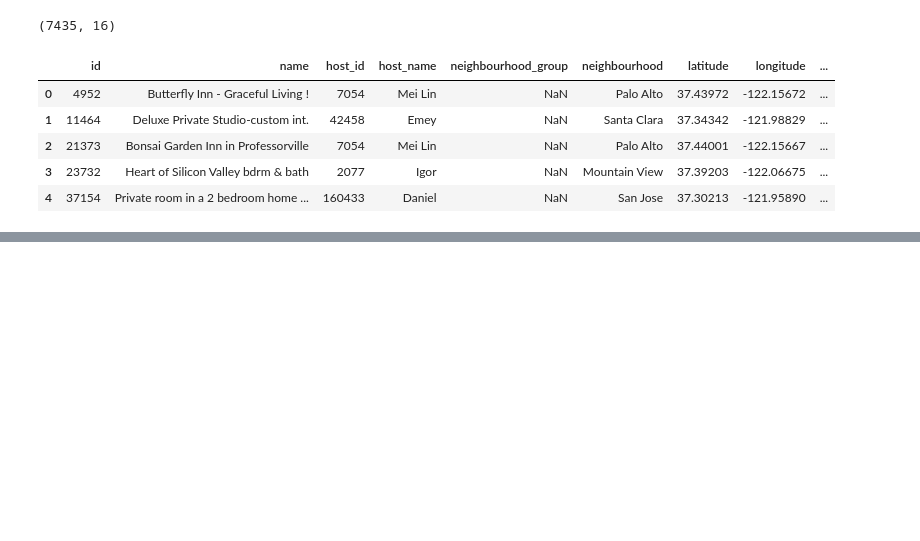
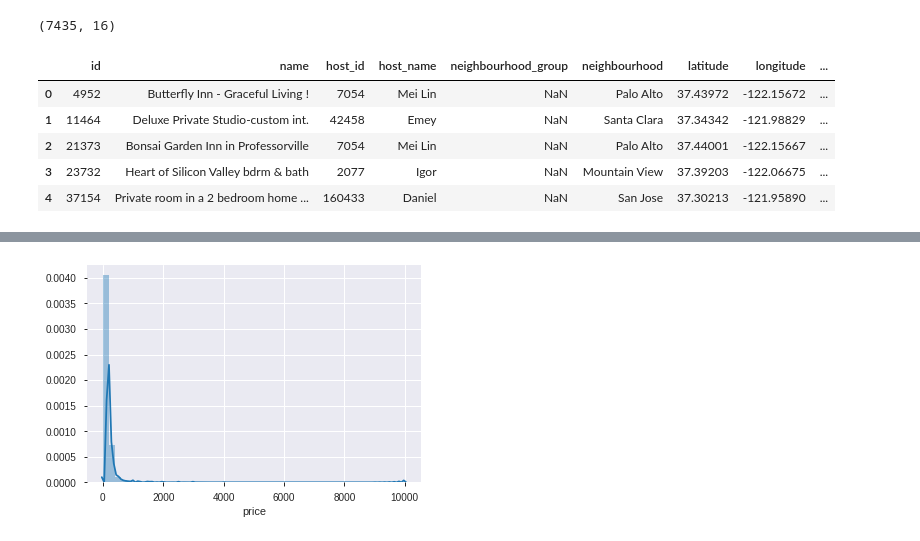
Before and after one commit to nikibhatt/DS-Unit-2-Applied-Modeling, a Jupyter notebook: NB_project2.ipynb, the cells around one changed output, grey strips where cells are left out. Drawn from its saved outputs; the diff is of its cells as text; code cells hidden in the pictures; blank space fills up the shorter version.

```diff
--- a/NB_project2.ipynb
+++ b/NB_project2.ipynb
@@ -57,0 +58,6 @@ AttributeError: ignored
+# %%
+%matplotlib inline
+import seaborn as sns
+sns.distplot(listings['price']);
+# %% [output]
+[figure, added]
```
Also changed, not shown: parts of 17 cells of this notebook.
